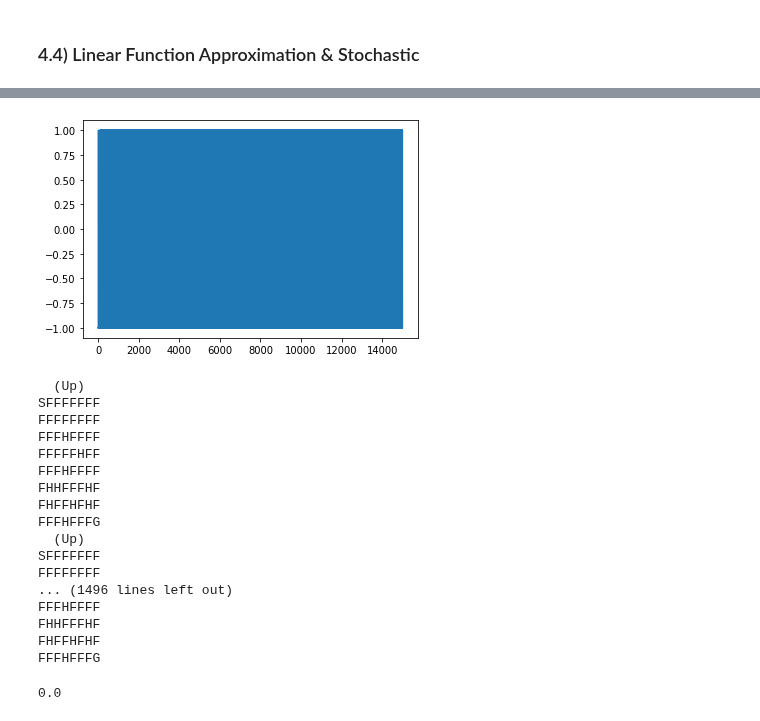
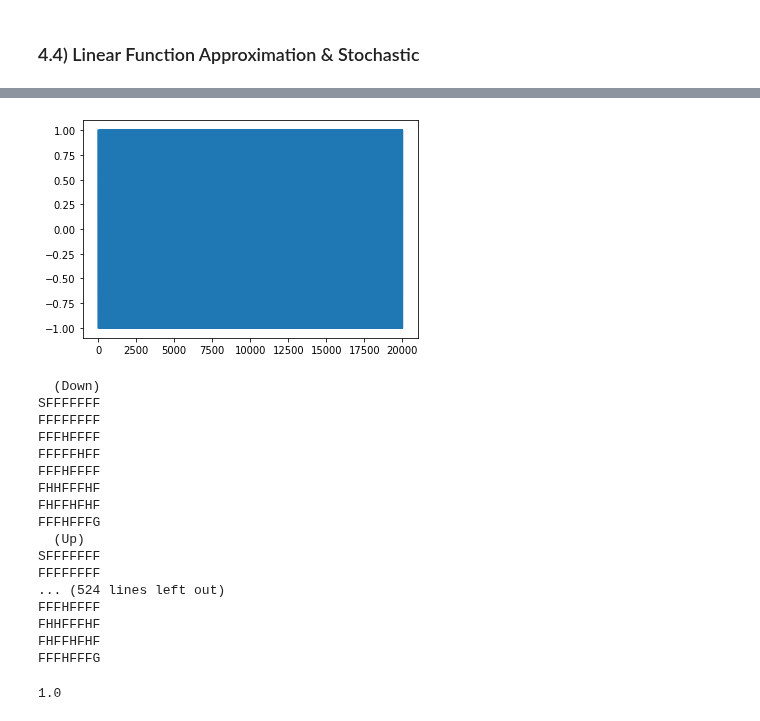
Before and after one commit to thurbridi/mo436-project-1, a Jupyter notebook: notebooks/project_1.ipynb, the cells around one changed output, grey strips where cells are left out. Drawn from its saved outputs; the diff is of its cells as text; code cells hidden in the pictures.

```diff
--- a/notebooks/project_1.ipynb
+++ b/notebooks/project_1.ipynb
@@ -765,14 +798,14 @@ report_sarsa_approx(True)
 # %%
 env = gym.make('FrozenLake8x8-v1', is_slippery=True)
-w_slfsarsa, stats = sarsa_lambda_approx(env, 15000, 1.0, 0.01, 0.9, 0.1)
+w_slfsarsa, stats = sarsa_lambda_approx(env, 20000, 0.99, 0.010, 0.50, 0.01)
 plt.plot(stats)
 plt.show()
 # %% [output]
-[figure, old version]
+[figure, new version]
 # %%
-generate_stats_sarsa_approx(env, w_slfsarsa, 1, 1.0, 0.01, 0.9, 0.1, True)
+generate_stats_sarsa_approx(env, w_slfsarsa, 1, 0.99, 0.010, 0.50, 0.01, True)
 # %% [output]
-  (Up)
+  (Down)
 SFFFFFFF
 FFFFFFFF
 FFFHFFFF
@@ -784,12 +817,12 @@ FFFHFFFG
   (Up)
 SFFFFFFF
 FFFFFFFF
-... (1496 lines left out)
+... (524 lines left out)
 FFFHFFFF
 FHHFFFHF
 FHFFHFHF
 FFFHFFFG
-0.0
+1.0
 # %%
 draw_feature_sarsa_lambda_approx(env, w_slfsarsa)
 # %% [output]
```
Also changed, not shown: parts of 27 cells of this notebook, 2 other files.
